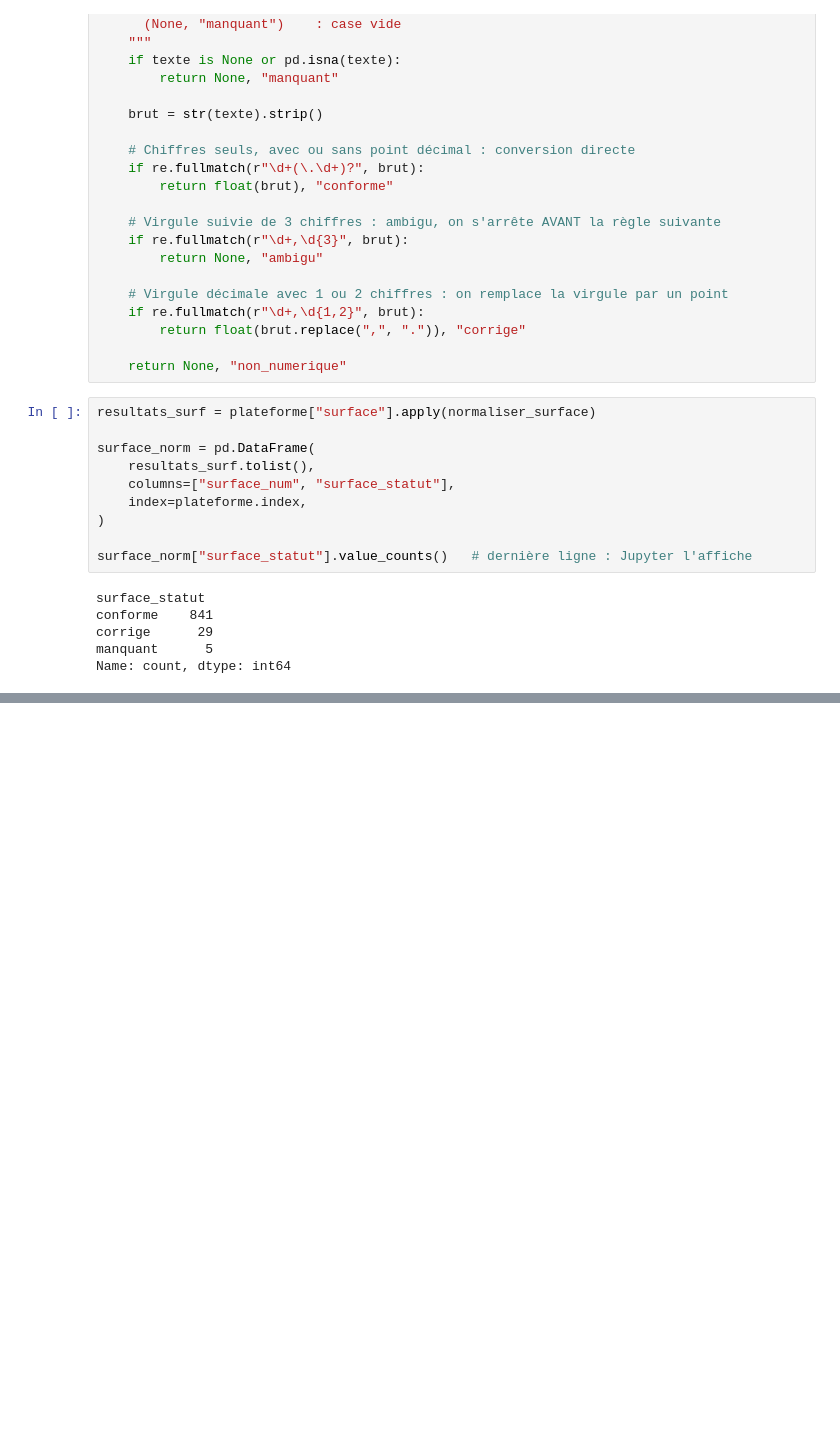
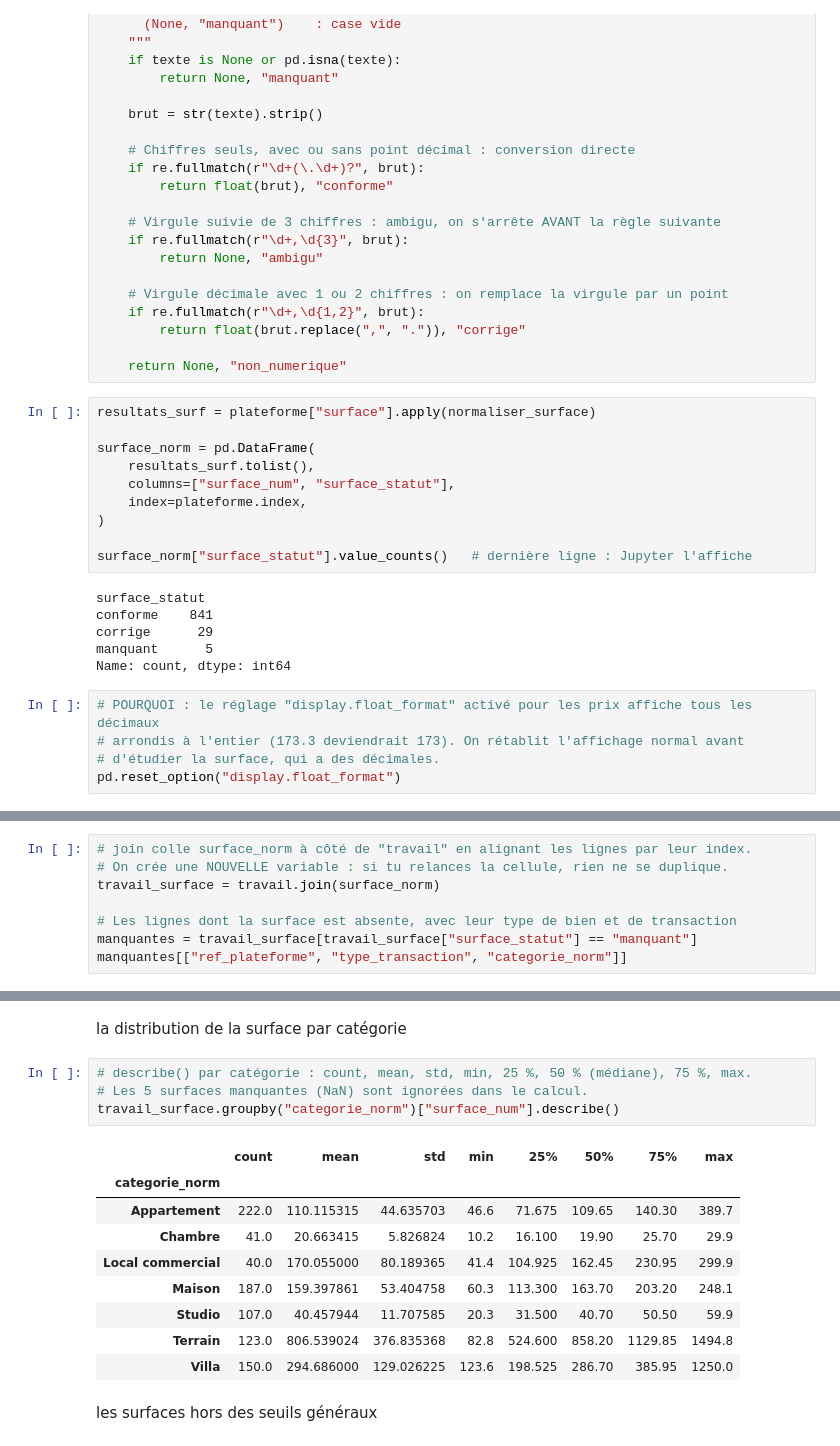
Before and after one commit to moussambkdiaby/immo-analyse, a Jupyter notebook: notebooks/00_profilage.ipynb, the cells around one changed output, grey strips where cells are left out. Saved outputs shown, nothing was run; the diff lists cells and outputs as text; blank space fills up the shorter version.

Commit message:
Plateforme : surface normalisée, premiers contrôles de plausibilité

```diff
--- a/notebooks/00_profilage.ipynb
+++ b/notebooks/00_profilage.ipynb
@@ -725,3 +725,8 @@ conforme    841
 corrige      29
 manquant      5
 Name: count, dtype: int64
+# %%
+# POURQUOI : le réglage "display.float_format" activé pour les prix affiche tous les décimaux
+# arrondis à l'entier (173.3 deviendrait 173). On rétablit l'affichage normal avant
+# d'étudier la surface, qui a des décimales.
+pd.reset_option("display.float_format")
@@ -727,0 +746,8 @@ Name: count, dtype: int64
+# %%
+# join colle surface_norm à côté de "travail" en alignant les lignes par leur index.
+# On crée une NOUVELLE variable : si tu relances la cellule, rien ne se duplique.
+travail_surface = travail.join(surface_norm)
+
+# Les lignes dont la surface est absente, avec leur type de bien et de transaction
+manquantes = travail_surface[travail_surface["surface_statut"] == "manquant"]
+manquantes[["ref_plateforme", "type_transaction", "categorie_norm"]]
@@ -727,0 +761,18 @@ Name: count, dtype: int64
+# %% [markdown]
+la distribution de la surface par catégorie
+# %%
+# describe() par catégorie : count, mean, std, min, 25 %, 50 % (médiane), 75 %, max.
+# Les 5 surfaces manquantes (NaN) sont ignorées dans le calcul.
+travail_surface.groupby("categorie_norm")["surface_num"].describe()
+# %% [output]
+|  | count | mean | std | min | 25% | 50% | 75% | max |
+| categorie_norm |  |  |  |  |  |  |  |  |
+| Appartement | 222.0 | 110.115315 | 44.635703 | 46.6 | 71.675 | 109.65 | 140.30 | 389.7 |
+| Chambre | 41.0 | 20.663415 | 5.826824 | 10.2 | 16.100 | 19.90 | 25.70 | 29.9 |
+| Local commercial | 40.0 | 170.055000 | 80.189365 | 41.4 | 104.925 | 162.45 | 230.95 | 299.9 |
+| Maison | 187.0 | 159.397861 | 53.404758 | 60.3 | 113.300 | 163.70 | 203.20 | 248.1 |
+| Studio | 107.0 | 40.457944 | 11.707585 | 20.3 | 31.500 | 40.70 | 50.50 | 59.9 |
+| Terrain | 123.0 | 806.539024 | 376.835368 | 82.8 | 524.600 | 858.20 | 1129.85 | 1494.8 |
+| Villa | 150.0 | 294.686000 | 129.026225 | 123.6 | 198.525 | 286.70 | 385.95 | 1250.0 |
+# %% [markdown]
+les surfaces hors des seuils généraux
```
Also changed, not shown: parts of 5 cells of this notebook.
